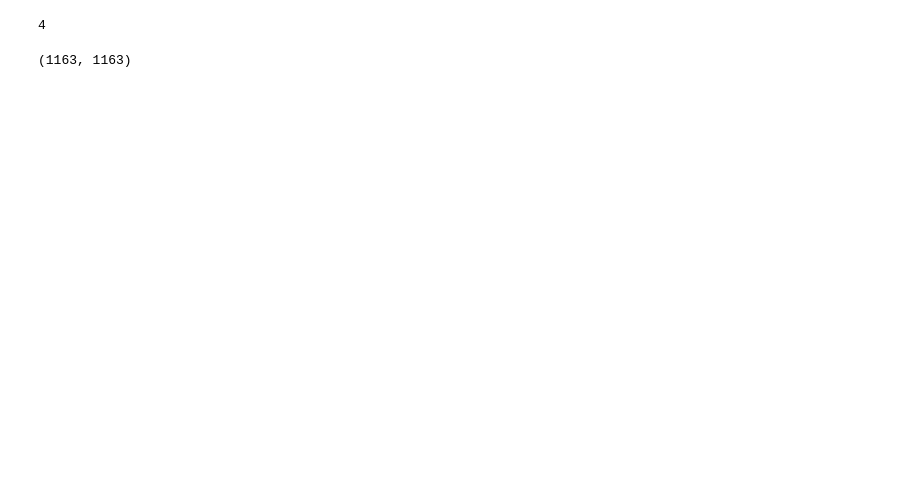
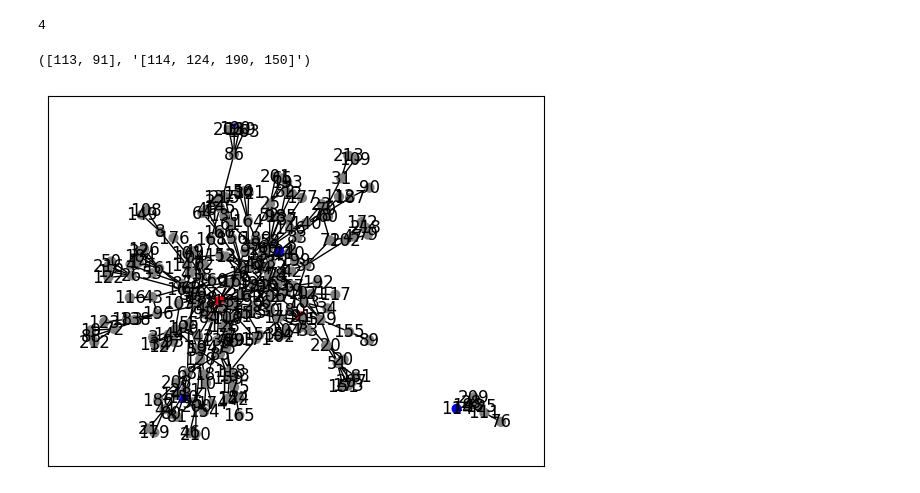
Before and after one commit to Mistsink/ultra-llm, a Jupyter notebook: debug.ipynb, the cells around one changed output. Drawn from its saved outputs; the diff is of its cells as text; code cells hidden in the pictures; blank space fills up the shorter version.

Commit message:
feat: 🎸 add eval dataset for llm-match-emb-id task

```diff
--- a/debug.ipynb
+++ b/debug.ipynb
@@ -52,0 +59,14 @@ data = PretrainDataset(train_data, tokenizer, cfg)
+# %%
+data = EvaluateDataset(test_data, tokenizer, cfg)
+# %%
+item = data[4]
+# %%
+ent_ids = []
+for i in range(item.ent_ranges.shape[0]):
+    if item.ent_ranges[i][0][0] != -1:
+        ent_ids.append(i)
+
+center_ids = item.ht_id + item.neg_t_ids
+item.ht_id, str(item.neg_t_ids)
+# %% [output]
+([113, 91], '[114, 124, 190, 150]')
@@ -53 +101,28 @@ data = PretrainDataset(train_data, tokenizer, cfg)
+# %%
+node_color = []
+for node in g.nodes():
+    if node in item.ht_id:
+        node_color.append("red")
+    elif node in item.neg_t_ids:
+        node_color.append("blue")
+    else:
+        node_color.append("gray")
+
+pos = nx.spring_layout(g)  # 为图形设置布局
+# nx.draw(g, pos, node_color=node_color, with_labels=True, node_size=50, )
+# 绘制节点
+nx.draw_networkx_nodes(g, pos, node_color=node_color, node_size=40)
+# 绘制标签
+nx.draw_networkx_labels(g, pos)
+
+# 确保每条边的颜色都被正确设置
+valid_edges = [(u, v) for u, v in g.edges() if (u, v) in edge_colors or (v, u) in edge_colors]
+edge_colors_list = [edge_colors.get(edge, edge_colors.get((edge[1], edge[0]), 'black')) for edge in valid_edges]
+
+# 绘制边
+nx.draw_networkx_edges(g, pos, edgelist=valid_edges, edge_color=edge_colors_list)
+
+plt.savefig("test.png")
+# %% [output]
+[figure, added]
 # %%
@@ -68,5 +130,0 @@ for i in tqdm(range(len(_d))):
-# %%
-idx = i % data.data.target_edge_index.shape[1]
-i, idx
-# %% [output]
-(1163, 1163)
```
Also changed, not shown: parts of 17 cells of this notebook, 8 other files.
